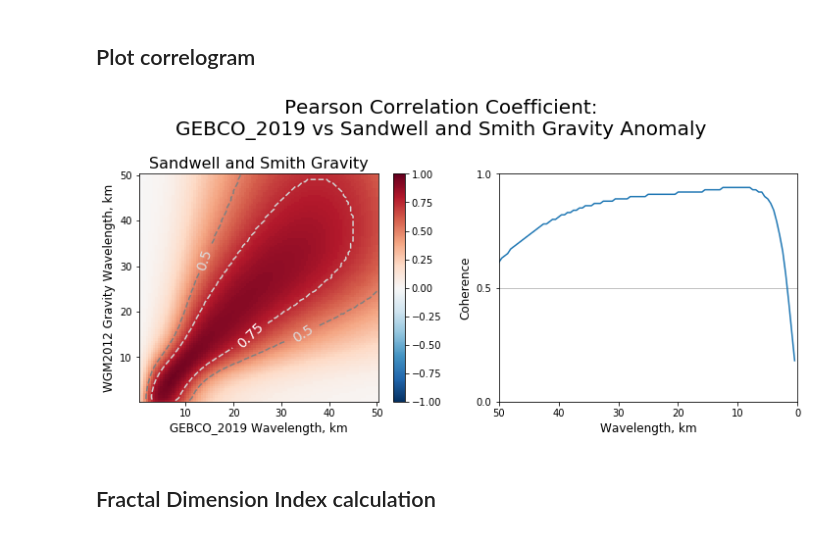
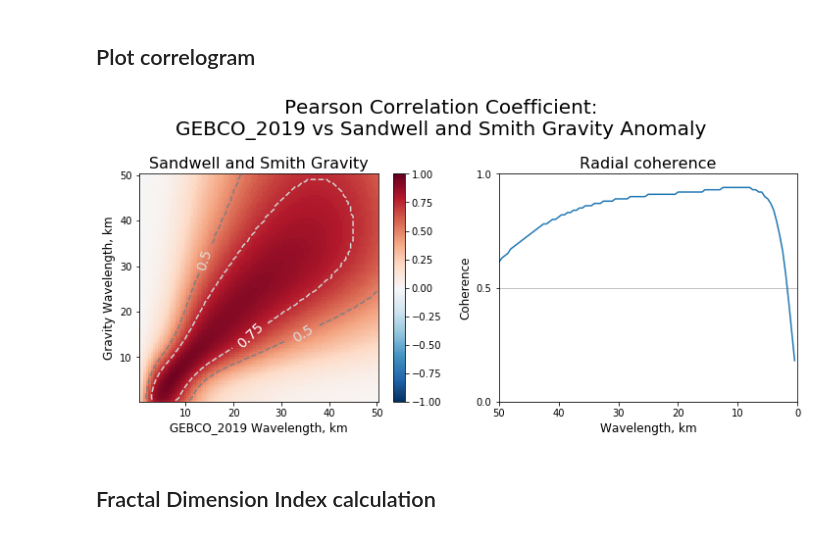
Before and after one commit to AlexeyPechnikov/gis-snippets, a Jupyter notebook: Antarctica/GEBCO_Freeair_fractal.Antarctica.ipynb, the cells around one changed output. Cells and saved outputs as stored; diff of their text form; code cells hidden in the pictures.

```diff
--- a/Antarctica/GEBCO_Freeair_fractal.Antarctica.ipynb
+++ b/Antarctica/GEBCO_Freeair_fractal.Antarctica.ipynb
@@ -238,27 +253,27 @@ float(da_grv_corr.min()),float(da_grv_corr.max())
 # %%
 fig, (ax1,ax2) = plt.subplots(1,2,figsize=(10.5,5))
 
 da_grv_corr.plot(cmap='RdBu_r',ax=ax1, vmin=-1,vmax=1)
 contours = da_grv_corr.plot.contour(levels=[.5,.75],colors=['gray','lightgray'],linestyles='--',ax=ax1)
 ax1.clabel(contours, contours.levels, inline=True, fmt='%r', colors=['gainsboro','white'], fontsize=14)
 ax1.set_xlabel('GEBCO_2019 Wavelength, km',fontsize=12)
-ax1.set_ylabel('WGM2012 Gravity Wavelength, km',fontsize=12)
+ax1.set_ylabel('Gravity Wavelength, km',fontsize=12)
 ax1.set_title('Sandwell and Smith Gravity',fontsize=16)
 
 ax2.plot(resolution*gammas, [float(da_grv_corr[g,g]) for g in range(len(gammas))])
 ax2.set_xlabel('Wavelength, km',fontsize=12)
 ax2.set_ylabel('Coherence',fontsize=12)
 ax2.set_yticks([0,0.5,1])
 ax2.yaxis.grid(True)
 ax2.set_xlim([resolution*GAMMA,0])
-#ax2.set_title('WGM2012 Free-Air',fontsize=16)
+ax2.set_title('Radial coherence',fontsize=16)
 
 plt.suptitle('Pearson Correlation Coefficient:\nGEBCO_2019 vs Sandwell and Smith Gravity Anomaly',fontsize=20)
 fig.tight_layout(rect=[0.03, 0.0, 1, 0.85])
 #plt.savefig('Pearson Correlation Coefficient: GEBCO_2019 vs Sandwell and Smith Gravity Anomaly.jpg', dpi=150)
 plt.show()
 # %% [output]
-[figure, old version]
+[figure, new version]
 # %% [markdown]
 ## Fractal Dimension Index calculation
 # %%
```
Also changed, not shown: parts of 3 cells of this notebook, 4 other files.
